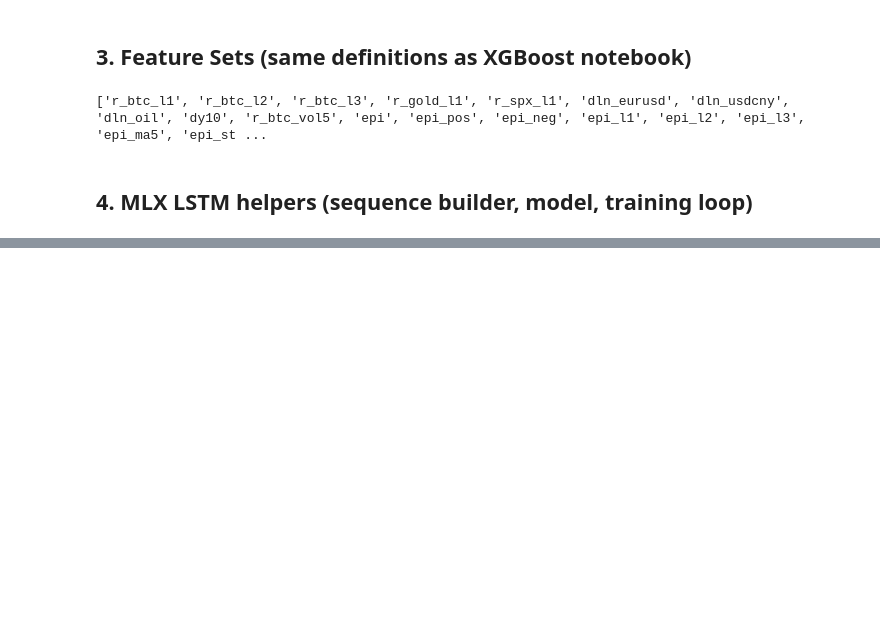
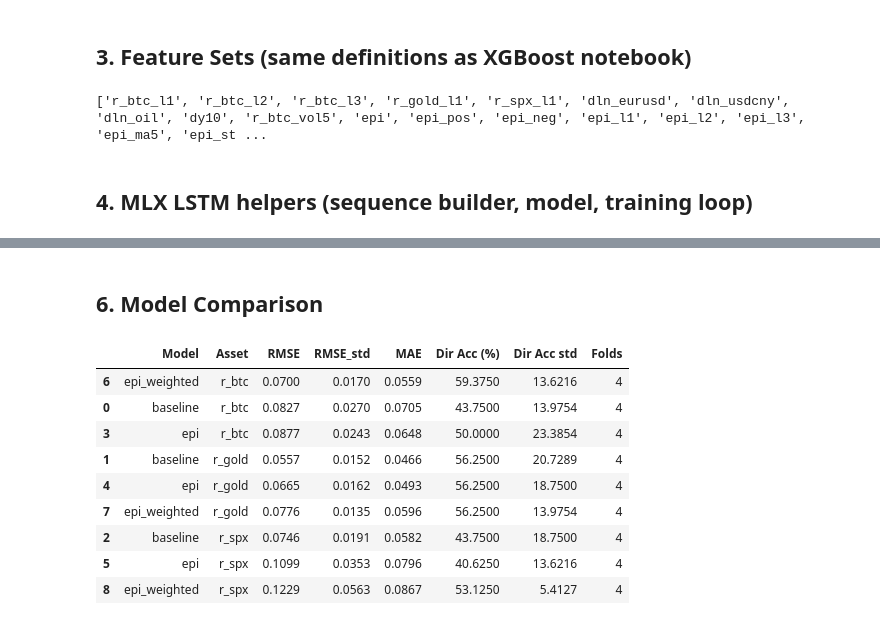
Before and after one commit to isom-ds/youtube-emotion-financial-modelling, a Jupyter notebook: 514_financial_lstm_mlx.ipynb, the cells around one changed output, grey strips where cells are left out. Saved outputs shown, nothing was run; the diff lists cells and outputs as text; code cells hidden in the pictures; blank space fills up the shorter version.

```diff
--- a/514_financial_lstm_mlx.ipynb
+++ b/514_financial_lstm_mlx.ipynb
@@ -672,0 +928,34 @@ Using best average RMSE model type: epi_weighted
+# %% [markdown]
+## 6. Model Comparison
+# %%
+# Build comparison table from walk-forward results
+comparison_rows = []
+for model_type, asset_dict in results.items():
+    for asset, res in asset_dict.items():
+        if "error" in res:
+            continue
+        comparison_rows.append({
+            "Model": model_type,
+            "Asset": asset,
+            "RMSE": res["rmse"],
+            "RMSE_std": res["rmse_std"],
+            "MAE": res["mae"],
+            "Dir Acc (%)": res["dir_acc"],
+            "Dir Acc std": res["dir_acc_std"],
+            "Folds": res["n_folds"],
+        })
+
+comparison_df = pd.DataFrame(comparison_rows)
+comparison_df = comparison_df.sort_values(["Asset", "RMSE"])
+comparison_df
+# %% [output]
+|  | Model | Asset | RMSE | RMSE_std | MAE | Dir Acc (%) | Dir Acc std | Folds |
+| 6 | epi_weighted | r_btc | 0.0700 | 0.0170 | 0.0559 | 59.3750 | 13.6216 | 4 |
+| 0 | baseline | r_btc | 0.0827 | 0.0270 | 0.0705 | 43.7500 | 13.9754 | 4 |
+| 3 | epi | r_btc | 0.0877 | 0.0243 | 0.0648 | 50.0000 | 23.3854 | 4 |
+| 1 | baseline | r_gold | 0.0557 | 0.0152 | 0.0466 | 56.2500 | 20.7289 | 4 |
+| 4 | epi | r_gold | 0.0665 | 0.0162 | 0.0493 | 56.2500 | 18.7500 | 4 |
+| 7 | epi_weighted | r_gold | 0.0776 | 0.0135 | 0.0596 | 56.2500 | 13.9754 | 4 |
+| 2 | baseline | r_spx | 0.0746 | 0.0191 | 0.0582 | 43.7500 | 18.7500 | 4 |
+| 5 | epi | r_spx | 0.1099 | 0.0353 | 0.0796 | 40.6250 | 13.6216 | 4 |
+| 8 | epi_weighted | r_spx | 0.1229 | 0.0563 | 0.0867 | 53.1250 | 5.4127 | 4 |
```
Also changed, not shown: parts of 18 cells of this notebook.
